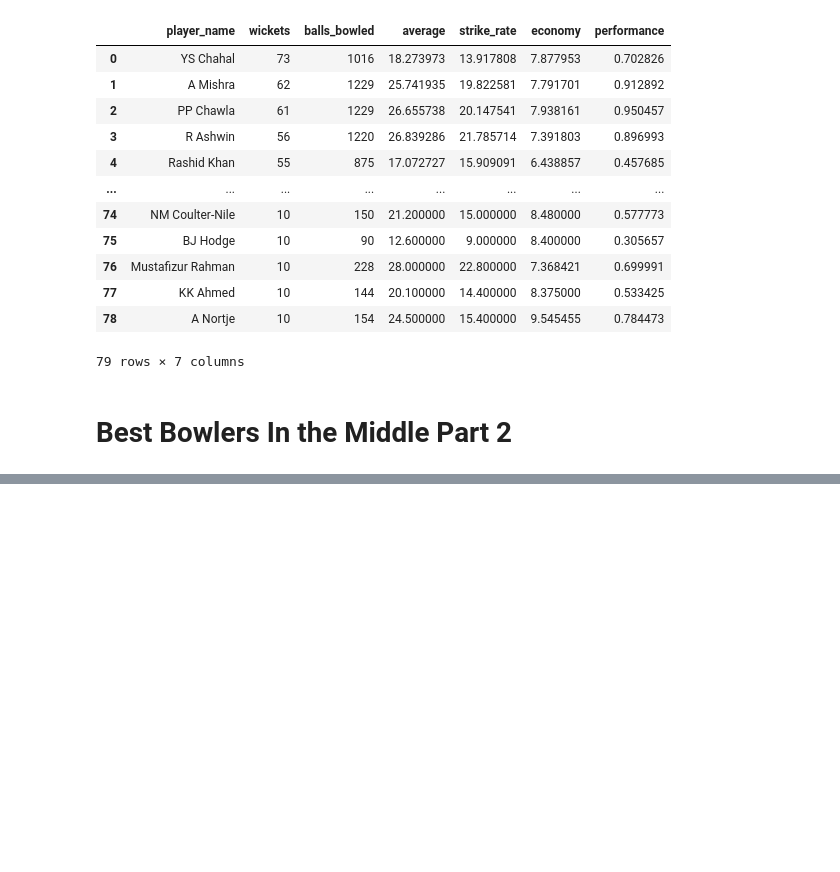
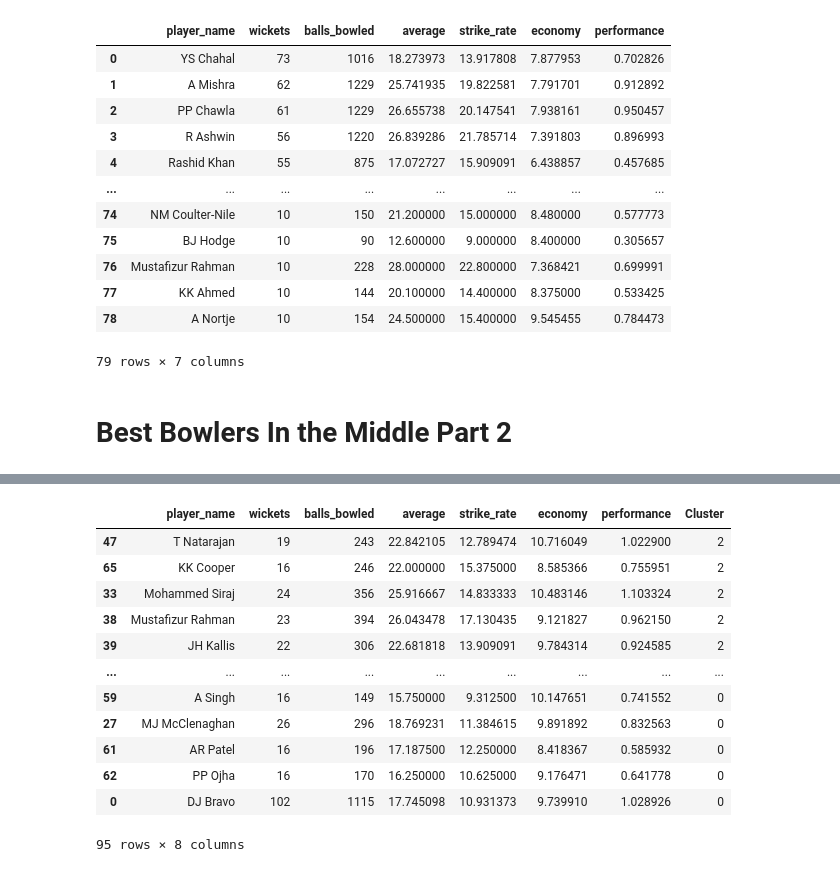
Before and after one commit to anubrotoGhose/IPL-Top-Players, a Jupyter notebook: IPL Bowling Performance.ipynb, the cells around one changed output, grey strips where cells are left out. Saved outputs shown, nothing was run; the diff lists cells and outputs as text; code cells hidden in the pictures; blank space fills up the shorter version.

```diff
--- a/IPL Bowling Performance.ipynb
+++ b/IPL Bowling Performance.ipynb
@@ -1554,0 +1558,4 @@ merged_filtered_sorted_bowling_middle_two_df
+# %%
+bowling_death = []
+for i in unique_bowlers:
+    bowling_death.append(bowling_stats_overs(i, get_bowler_stats(i), 16, 19))
@@ -1554,0 +1793,20 @@ merged_filtered_sorted_bowling_middle_two_df
+# %%
+# Assuming 'data' is your DataFrame
+sorted_data = data.sort_values(by='Cluster', ascending=False)
+
+# Display the sorted DataFrame
+sorted_data
+# %% [output]
+|  | player_name | wickets | balls_bowled | average | strike_rate | economy | performance | Cluster |
+| 47 | T Natarajan | 19 | 243 | 22.842105 | 12.789474 | 10.716049 | 1.022900 | 2 |
+| 65 | KK Cooper | 16 | 246 | 22.000000 | 15.375000 | 8.585366 | 0.755951 | 2 |
+| 33 | Mohammed Siraj | 24 | 356 | 25.916667 | 14.833333 | 10.483146 | 1.103324 | 2 |
+| 38 | Mustafizur Rahman | 23 | 394 | 26.043478 | 17.130435 | 9.121827 | 0.962150 | 2 |
+| 39 | JH Kallis | 22 | 306 | 22.681818 | 13.909091 | 9.784314 | 0.924585 | 2 |
+| ... | ... | ... | ... | ... | ... | ... | ... | ... |
+| 59 | A Singh | 16 | 149 | 15.750000 | 9.312500 | 10.147651 | 0.741552 | 0 |
+| 27 | MJ McClenaghan | 26 | 296 | 18.769231 | 11.384615 | 9.891892 | 0.832563 | 0 |
+| 61 | AR Patel | 16 | 196 | 17.187500 | 12.250000 | 8.418367 | 0.585932 | 0 |
+| 62 | PP Ojha | 16 | 170 | 16.250000 | 10.625000 | 9.176471 | 0.641778 | 0 |
+| 0 | DJ Bravo | 102 | 1115 | 17.745098 | 10.931373 | 9.739910 | 1.028926 | 0 |
+95 rows × 8 columns
```
Also changed, not shown: parts of 51 cells of this notebook.
